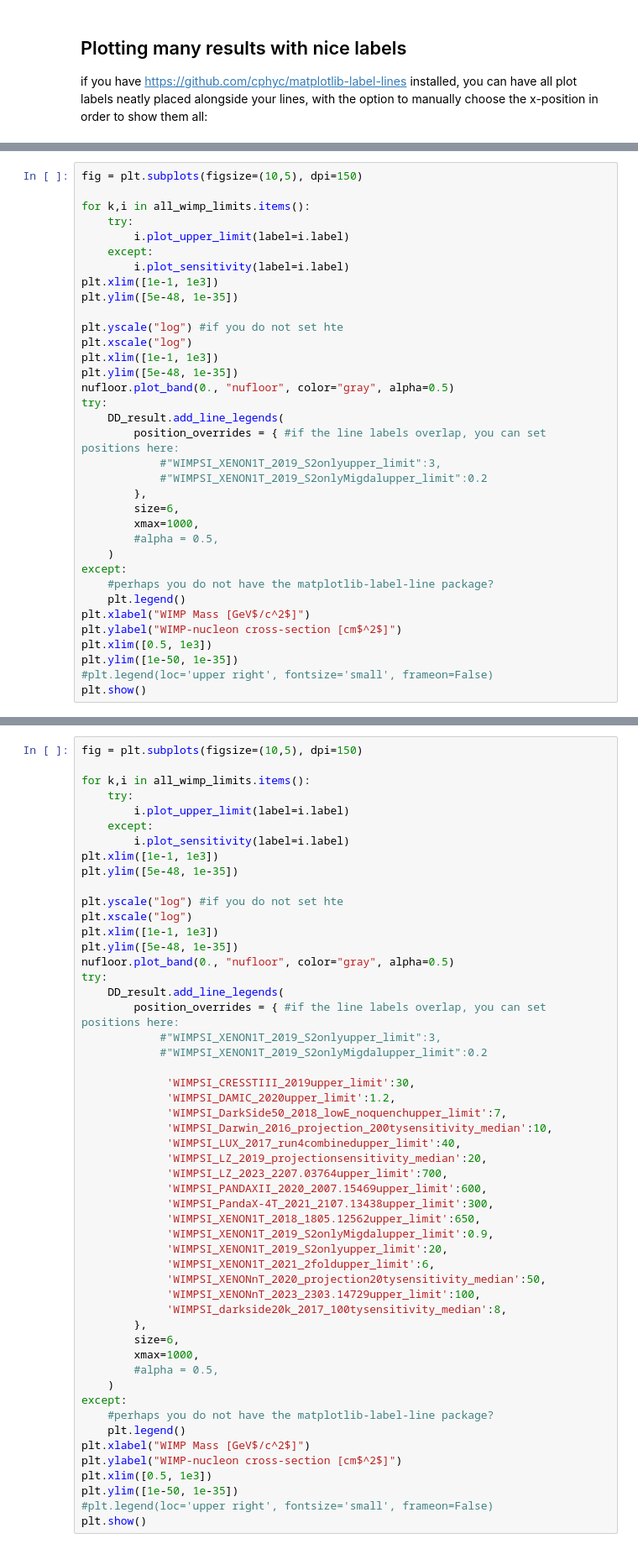
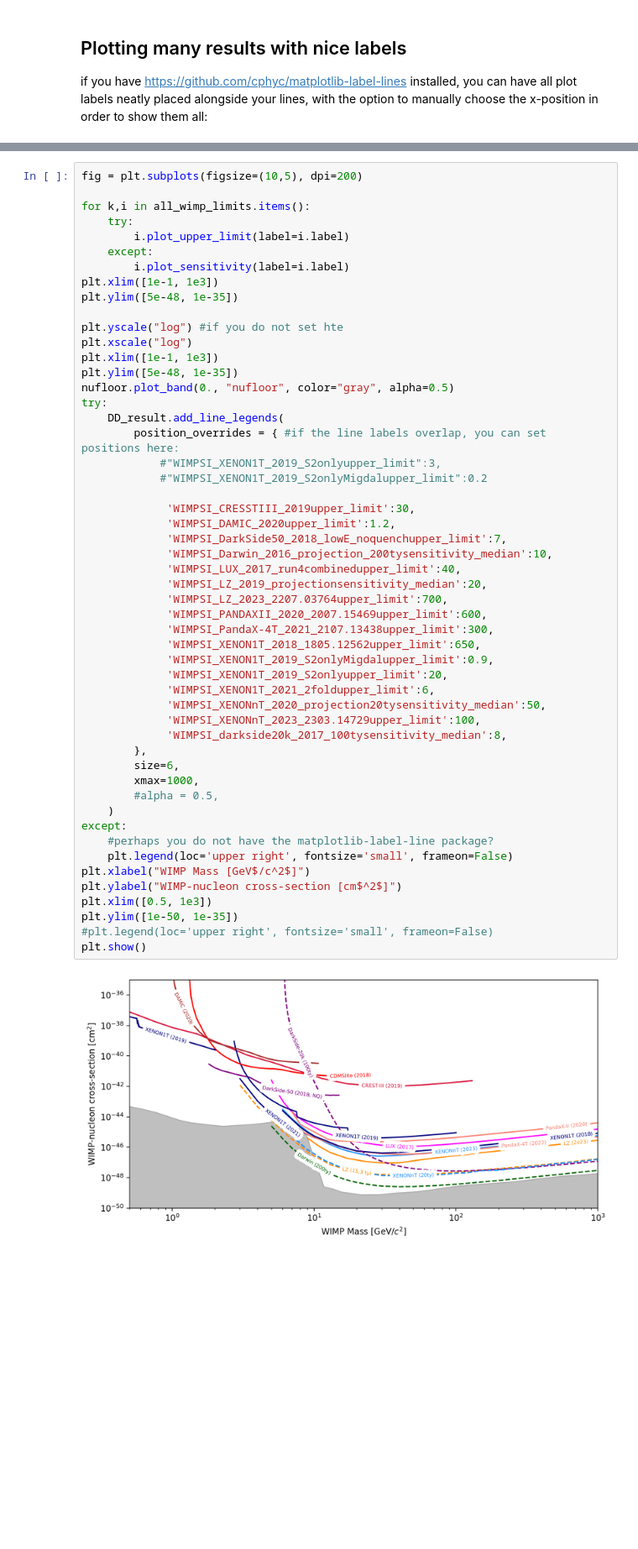
Before and after one commit to kdund/dd_limit_plot, a Jupyter notebook: notebooks/example_plot.ipynb, the cells around one changed output, grey strips where cells are left out. Shown: that part at 84% size. Drawn from its saved outputs; the diff is of its cells as text; blank space fills up the shorter version.

```diff
--- a/notebooks/example_plot.ipynb
+++ b/notebooks/example_plot.ipynb
@@ -112,35 +158,0 @@ nufloor = DD_result("nufloor*")
-# %%
-fig = plt.subplots(figsize=(10,5), dpi=150)
-
-for k,i in all_wimp_limits.items():
-    try:
-        i.plot_upper_limit(label=i.label)
-    except:
-        i.plot_sensitivity(label=i.label)
-plt.xlim([1e-1, 1e3])
-plt.ylim([5e-48, 1e-35])
-
-plt.yscale("log") #if you do not set hte
-plt.xscale("log")
-plt.xlim([1e-1, 1e3])
-plt.ylim([5e-48, 1e-35])
-nufloor.plot_band(0., "nufloor", color="gray", alpha=0.5)
-try:
-    DD_result.add_line_legends(
-        position_overrides = { #if the line labels overlap, you can set positions here:
-            #"WIMPSI_XENON1T_2019_S2onlyupper_limit":3,
-            #"WIMPSI_XENON1T_2019_S2onlyMigdalupper_limit":0.2
-        },
-        size=6,
-        xmax=1000,
-        #alpha = 0.5,
-    )
-except:
-    #perhaps you do not have the matplotlib-label-line package?
-    plt.legend()
-plt.xlabel("WIMP Mass [GeV$/c^2$]")
-plt.ylabel("WIMP-nucleon cross-section [cm$^2$]")
-plt.xlim([0.5, 1e3])
-plt.ylim([1e-50, 1e-35])
-#plt.legend(loc='upper right', fontsize='small', frameon=False)
-plt.show()
@@ -149,5 +159,5 @@ plt.show()
 # %%
-fig = plt.subplots(figsize=(10,5), dpi=150)
+fig = plt.subplots(figsize=(10,5), dpi=200)
 
 for k,i in all_wimp_limits.items():
     try:
@@ -170,31 +180,33 @@ try:
 
              'WIMPSI_CRESSTIII_2019upper_limit':30,
              'WIMPSI_DAMIC_2020upper_limit':1.2,
              'WIMPSI_DarkSide50_2018_lowE_noquenchupper_limit':7,
              'WIMPSI_Darwin_2016_projection_200tysensitivity_median':10,
              'WIMPSI_LUX_2017_run4combinedupper_limit':40,
              'WIMPSI_LZ_2019_projectionsensitivity_median':20,
              'WIMPSI_LZ_2023_2207.03764upper_limit':700,
              'WIMPSI_PANDAXII_2020_2007.15469upper_limit':600,
              'WIMPSI_PandaX-4T_2021_2107.13438upper_limit':300,
              'WIMPSI_XENON1T_2018_1805.12562upper_limit':650,
              'WIMPSI_XENON1T_2019_S2onlyMigdalupper_limit':0.9,
              'WIMPSI_XENON1T_2019_S2onlyupper_limit':20,
              'WIMPSI_XENON1T_2021_2foldupper_limit':6,
              'WIMPSI_XENONnT_2020_projection20tysensitivity_median':50,
              'WIMPSI_XENONnT_2023_2303.14729upper_limit':100,
              'WIMPSI_darkside20k_2017_100tysensitivity_median':8,
         },
         size=6,
         xmax=1000,
         #alpha = 0.5,
     )
 except:
     #perhaps you do not have the matplotlib-label-line package?
-    plt.legend()
+    plt.legend(loc='upper right', fontsize='small', frameon=False)
 plt.xlabel("WIMP Mass [GeV$/c^2$]")
 plt.ylabel("WIMP-nucleon cross-section [cm$^2$]")
 plt.xlim([0.5, 1e3])
 plt.ylim([1e-50, 1e-35])
 #plt.legend(loc='upper right', fontsize='small', frameon=False)
 plt.show()
+# %% [output]
+[figure, added]
```
Also changed, not shown: parts of 12 cells of this notebook.
